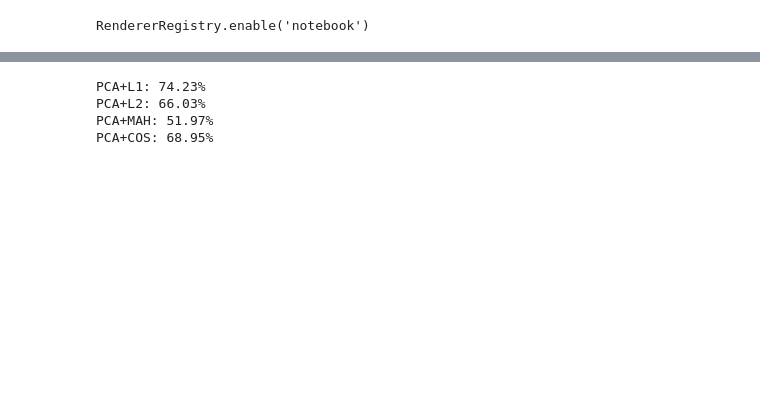
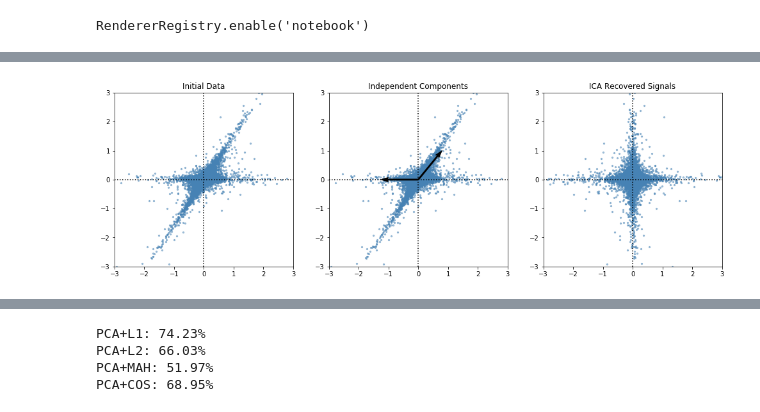
Before and after one commit to mideaconu/face-recognition, a Jupyter notebook: comparative-FERET-study.ipynb, the cells around one changed output, grey strips where cells are left out. Saved outputs shown, nothing was run; the diff lists cells and outputs as text; code cells hidden in the pictures; blank space fills up the shorter version.

```diff
--- a/comparative-FERET-study.ipynb
+++ b/comparative-FERET-study.ipynb
@@ -36,7 +38,7 @@ def whiten(X):
     X = center(X)
     eigval, eigvec, = np.linalg.eig(np.cov(X.T))
     K = eigvec @ np.diag(1 / np.sqrt(eigval+1e-9)) @ eigvec.T
-    return K @ X.T, K
+    return X @ K.T, K
 # %%
 # Order the eigenvectors according to the magnitude of the eigenvalues
 def order_eigenpairs(eigval, eigvec):
@@ -89,18 +90,16 @@ def compute_unit(X, W):
             break
     return w
 
-# Perform Independent Component Analysis 1
-def ICA1(X, n_components):
-    pass
-
-# Perform Independent Component Analysis 2
-def ICA2(X, n_components):
+# Perform Independent Component Analysis
+def ICA(X, n_components):
     X, K = whiten(X)
+    X = X.T
     W = []
     for i in range(n_components):
         w = compute_unit(X, W)
         W.append(w)
-    return np.array(W) @ K
+    W = np.vstack(W)
+    return W @ K
 # %%
 # Compute the class means and sizes
 def class_means(X, y):
@@ -137,0 +197,4 @@ def LDA(X, y, n_dimensions):
+# %%
+test_ICA()
+# %% [output]
+[figure, added]
```
Also changed, not shown: parts of 33 cells of this notebook.
